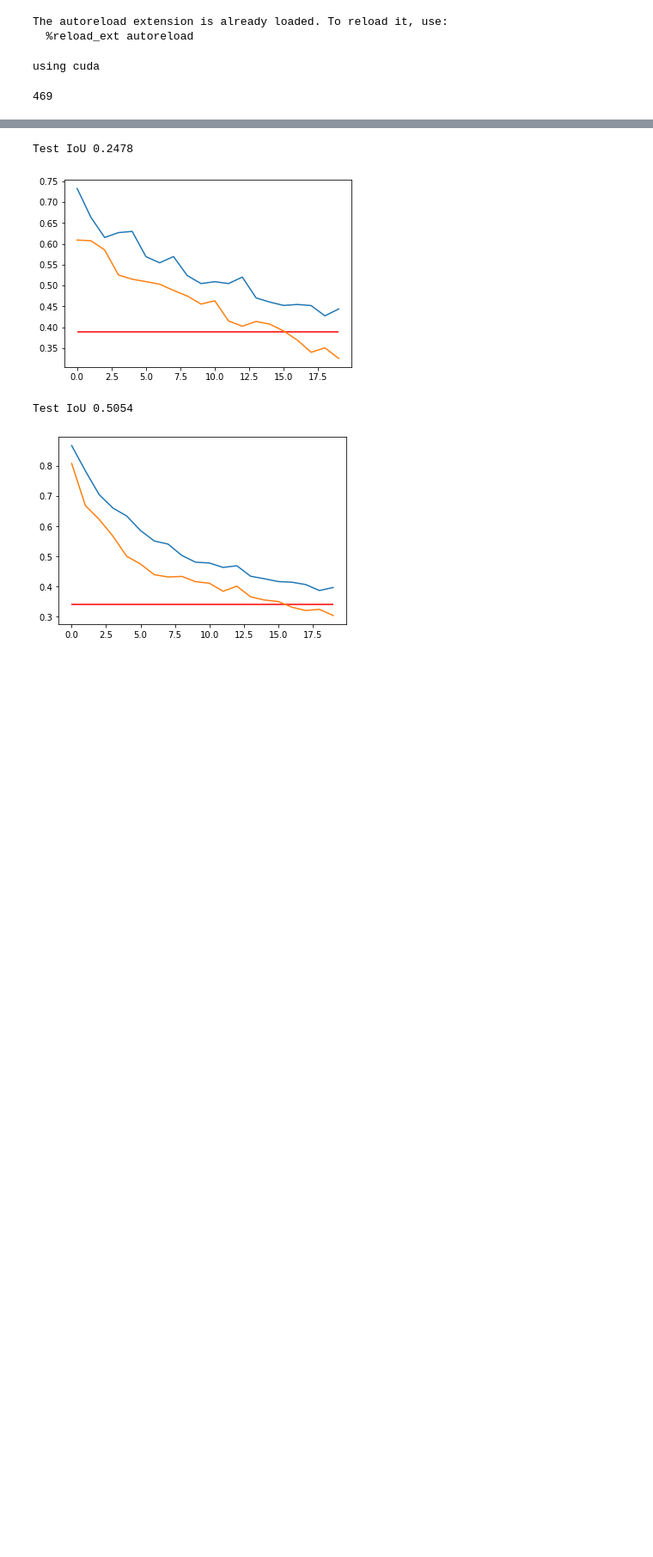
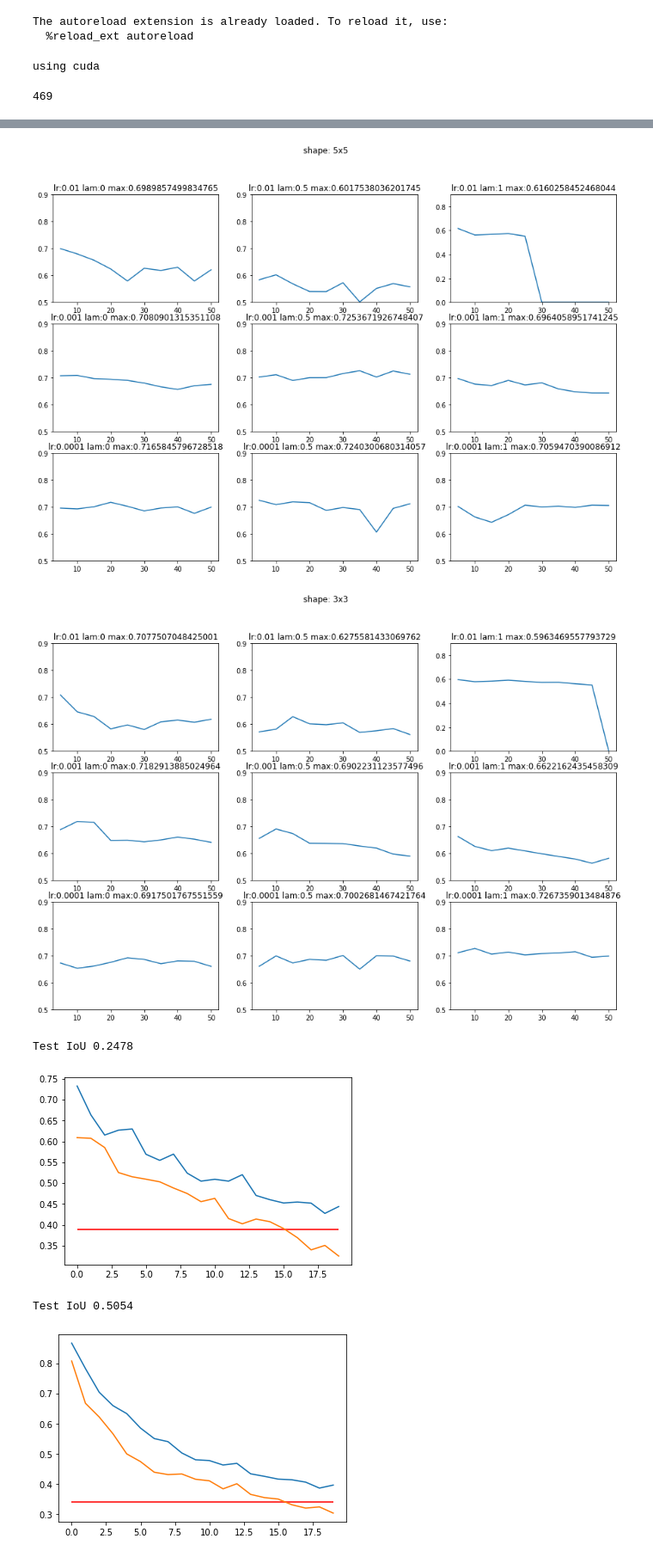
Before and after one commit to HarmlessHarm/MscThesis, a Jupyter notebook: PreTrainedEpochComparison.ipynb, the cells around one changed output, grey strips where cells are left out. Shown at 86% size. Saved outputs shown, nothing was run; the diff lists cells and outputs as text; code cells hidden in the pictures; blank space fills up the shorter version.

```diff
--- a/PreTrainedEpochComparison.ipynb
+++ b/PreTrainedEpochComparison.ipynb
@@ -124 +155,57 @@ for e in EPOCHS:
 ['elastic', 'color', 'random', 'noise']
+# %%
+MODEL_DIR = 'models/'
+# models/DenseCL_GRID_{dense_head}_E-{epoch+1}_LR-{lr}_LAM-{lam}.pt
+MODEL_NAME = 'DenseCL_GRID_%s_E-%s_LR-%s_LAM-%s.pt'
+
+EPOCHS = list(map(str, range(5, 51, 5)))
+
+
+hyper_parameters = {
+    'lr': [0.01, 0.001, 0.0001],
+    'lam': [0, 0.5, 1],
+    'dense_head': ['5x5', '3x3'],
+}
+
+
+for dense_head in hyper_parameters['dense_head']:
+
+    fig, ax = plt.subplots(3, 3, figsize=(15,10))
+    fig.suptitle(f'shape: {dense_head}')
+
+
+    for i, lr in enumerate(hyper_parameters['lr']):
+        for j, lam in enumerate(hyper_parameters['lam']):
+
+
+            RESULT_PATH = os.path.join('results', MODEL_NAME %(dense_head, e, lr, lam) )
+#             print(RESULT_PATH)
+#             print(f'Load model with params -> lr:{lr} lam:{lam}, shape:{dense_head}')
+            with open(RESULT_PATH, 'rb') as file:
+                result_dict = pickle.load(file)
+
+            test_ious = list()
+            x_axis = range(5,51,5)
+
+            for e, results in result_dict.items():
+                test_ious.append(results['test_iou'])
+
+
+
+            ax[i,j].plot(x_axis, test_ious)
+            ax[i,j].set_ylim(min(0.5, min(test_ious)), 0.9)
+            ax[i,j].set_title(f'lr:{lr} lam:{lam} max:{max(test_ious)}')
+
+
+    fig.show()
+
+
+#             for e, results in result_dict.items():
+#                 print('Test IoU', np.round(results['test_iou'], 4))
+#                 plt.plot(results['train_loss'])
+#                 plt.plot(results['val_loss'])
+#                 plt.hlines(results['test_loss'], 0, len(results['train_loss']) - 1, color='red')
+#                 plt.show()
+# %% [output]
+[figure, added]
+[figure, added]
```
Also changed, not shown: parts of 4 cells of this notebook, 5 other files.
